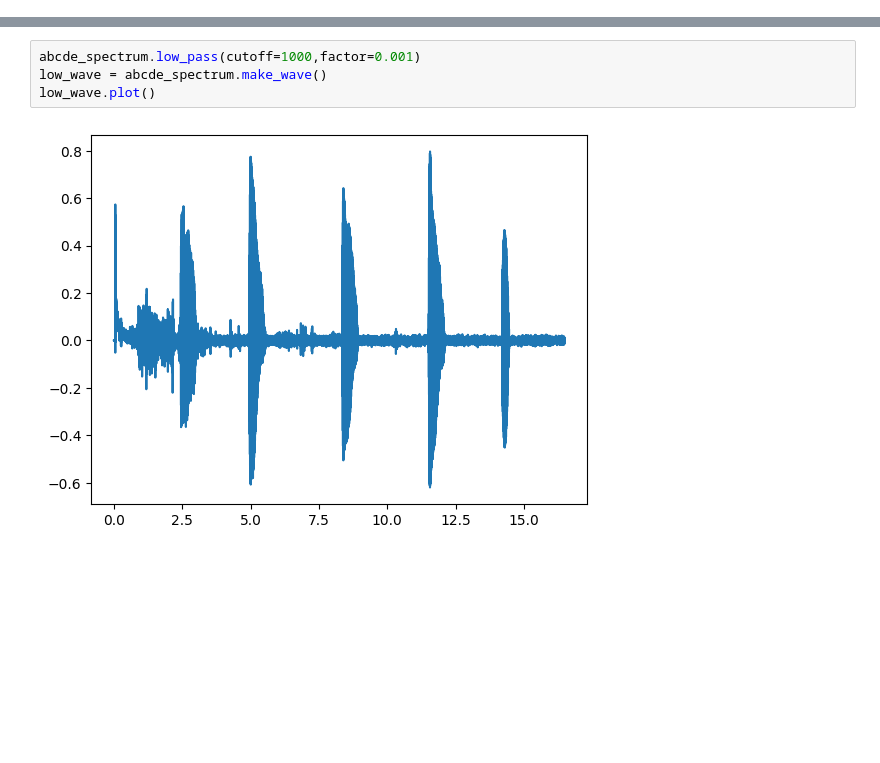
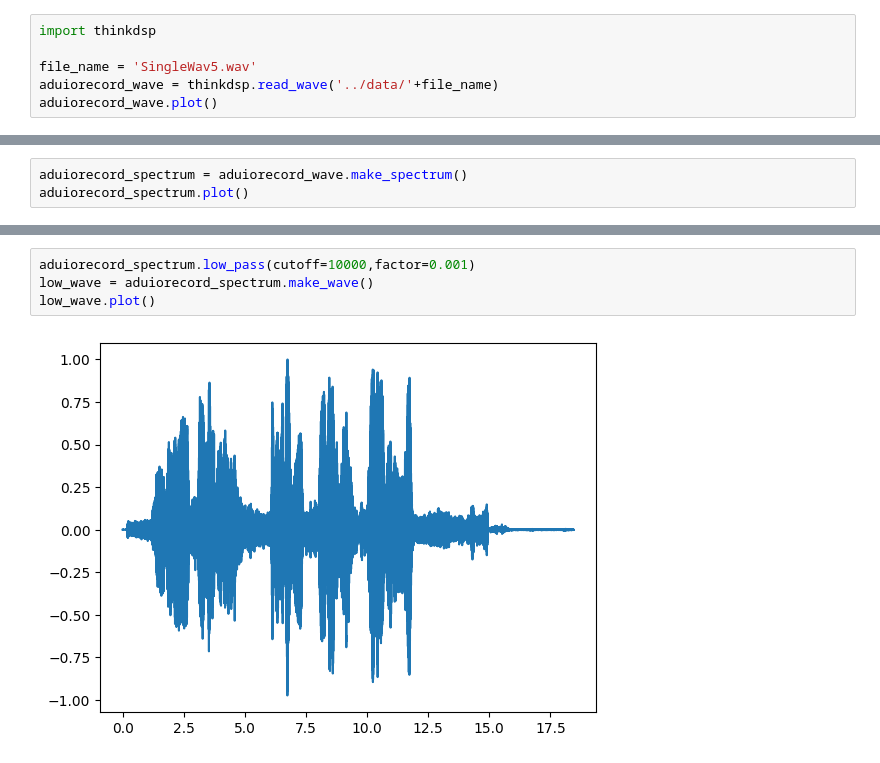
Before and after one commit to xjhhdyl/Alcohol_detection, a Jupyter notebook: code/aduio.ipynb, the cells around one changed output, grey strips where cells are left out. Cells and saved outputs as stored; diff of their text form; blank space fills up the shorter version.

```diff
--- a/code/aduio.ipynb
+++ b/code/aduio.ipynb
@@ -15,0 +1,6 @@ abcde_spectrum.plot()
+# %%
+import thinkdsp
+
+file_name = 'SingleWav5.wav'
+aduiorecord_wave = thinkdsp.read_wave('../data/'+file_name)
+aduiorecord_wave.plot()
@@ -15,0 +9,3 @@ abcde_spectrum.plot()
+# %%
+aduiorecord_spectrum = aduiorecord_wave.make_spectrum()
+aduiorecord_spectrum.plot()
@@ -16,7 +14,7 @@ abcde_spectrum.plot()
 # %%
-abcde_spectrum.low_pass(cutoff=1000,factor=0.001)
-low_wave = abcde_spectrum.make_wave()
+aduiorecord_spectrum.low_pass(cutoff=10000,factor=0.001)
+low_wave = aduiorecord_spectrum.make_wave()
 low_wave.plot()
 # %% [output]
-[figure, old version]
+[figure, new version]
 # %%
```
Also changed, not shown: parts of 5 cells of this notebook, 42 other files.
